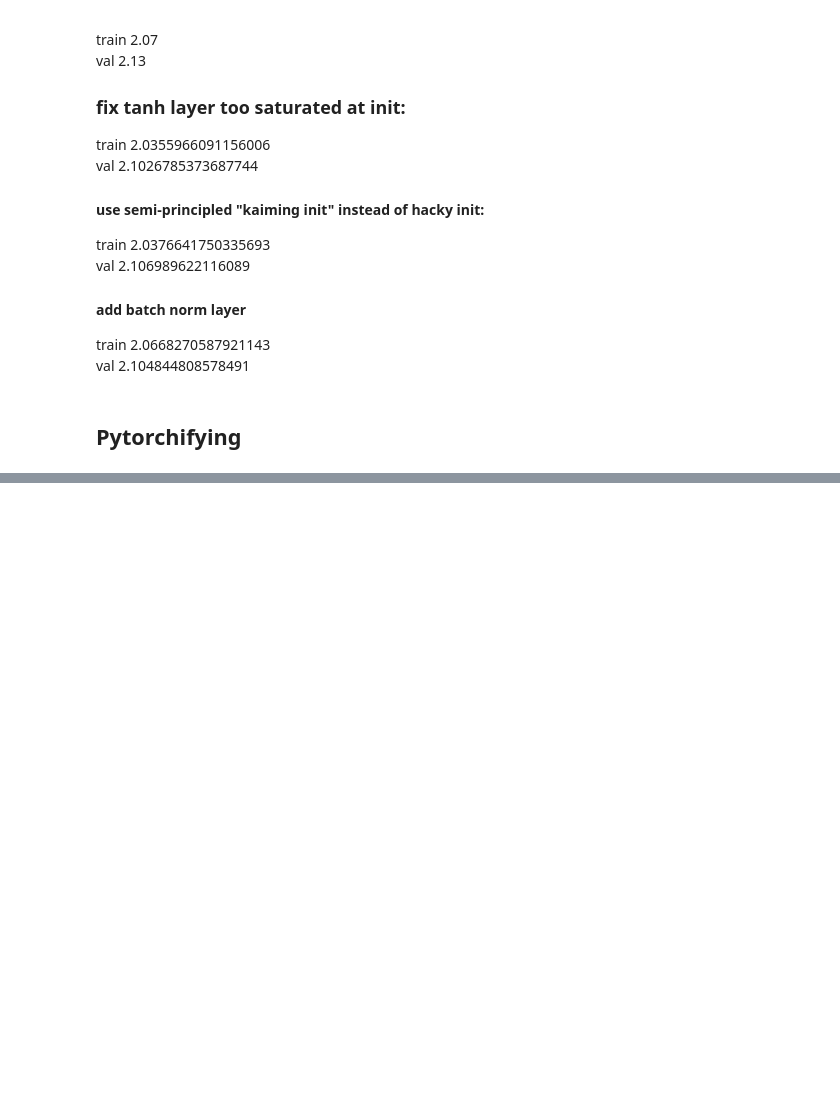
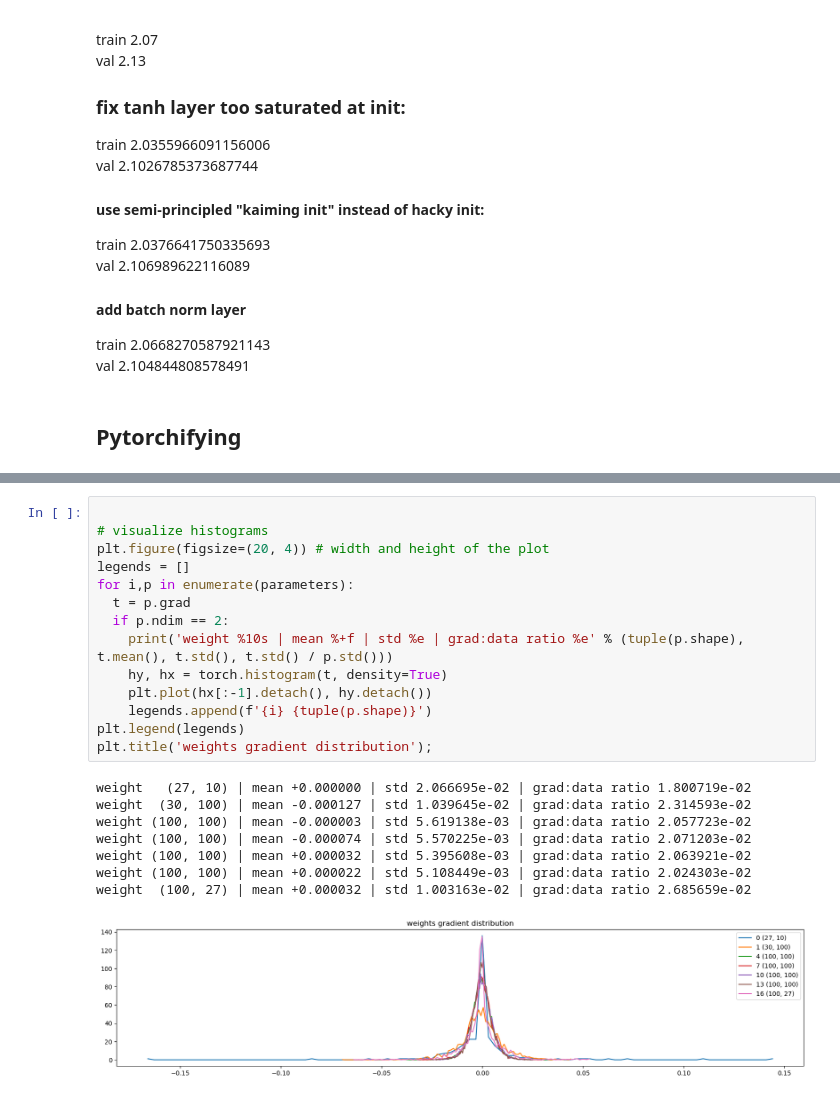
Before and after one commit to Praveenk2324/Makemore-, a Jupyter notebook: activations&gradients[3].ipynb, the cells around one changed output, grey strips where cells are left out. Drawn from its saved outputs; the diff is of its cells as text; blank space fills up the shorter version.

```diff
--- a/activations&gradients[3].ipynb
+++ b/activations&gradients[3].ipynb
@@ -428,3 +445,26 @@ Text(0.5, 1.0, 'gradient distribution')
+# %%
+
+# visualize histograms
+plt.figure(figsize=(20, 4)) # width and height of the plot
+legends = []
+for i,p in enumerate(parameters):
+  t = p.grad
+  if p.ndim == 2:
+    print('weight %10s | mean %+f | std %e | grad:data ratio %e' % (tuple(p.shape), t.mean(), t.std(), t.std() / p.std()))
+    hy, hx = torch.histogram(t, density=True)
+    plt.plot(hx[:-1].detach(), hy.detach())
+    legends.append(f'{i} {tuple(p.shape)}')
+plt.legend(legends)
+plt.title('weights gradient distribution');
+# %% [output]
+weight   (27, 10) | mean +0.000000 | std 2.066695e-02 | grad:data ratio 1.800719e-02
+weight  (30, 100) | mean -0.000127 | std 1.039645e-02 | grad:data ratio 2.314593e-02
+weight (100, 100) | mean -0.000003 | std 5.619138e-03 | grad:data ratio 2.057723e-02
+weight (100, 100) | mean -0.000074 | std 5.570225e-03 | grad:data ratio 2.071203e-02
+weight (100, 100) | mean +0.000032 | std 5.395608e-03 | grad:data ratio 2.063921e-02
+weight (100, 100) | mean +0.000022 | std 5.108449e-03 | grad:data ratio 2.024303e-02
+weight  (100, 27) | mean +0.000032 | std 1.003163e-02 | grad:data ratio 2.685659e-02
+[figure, added]
 # %%
 plt.figure(figsize=(20, 4))
 legends = []
```
Also changed, not shown: parts of 7 cells of this notebook.
